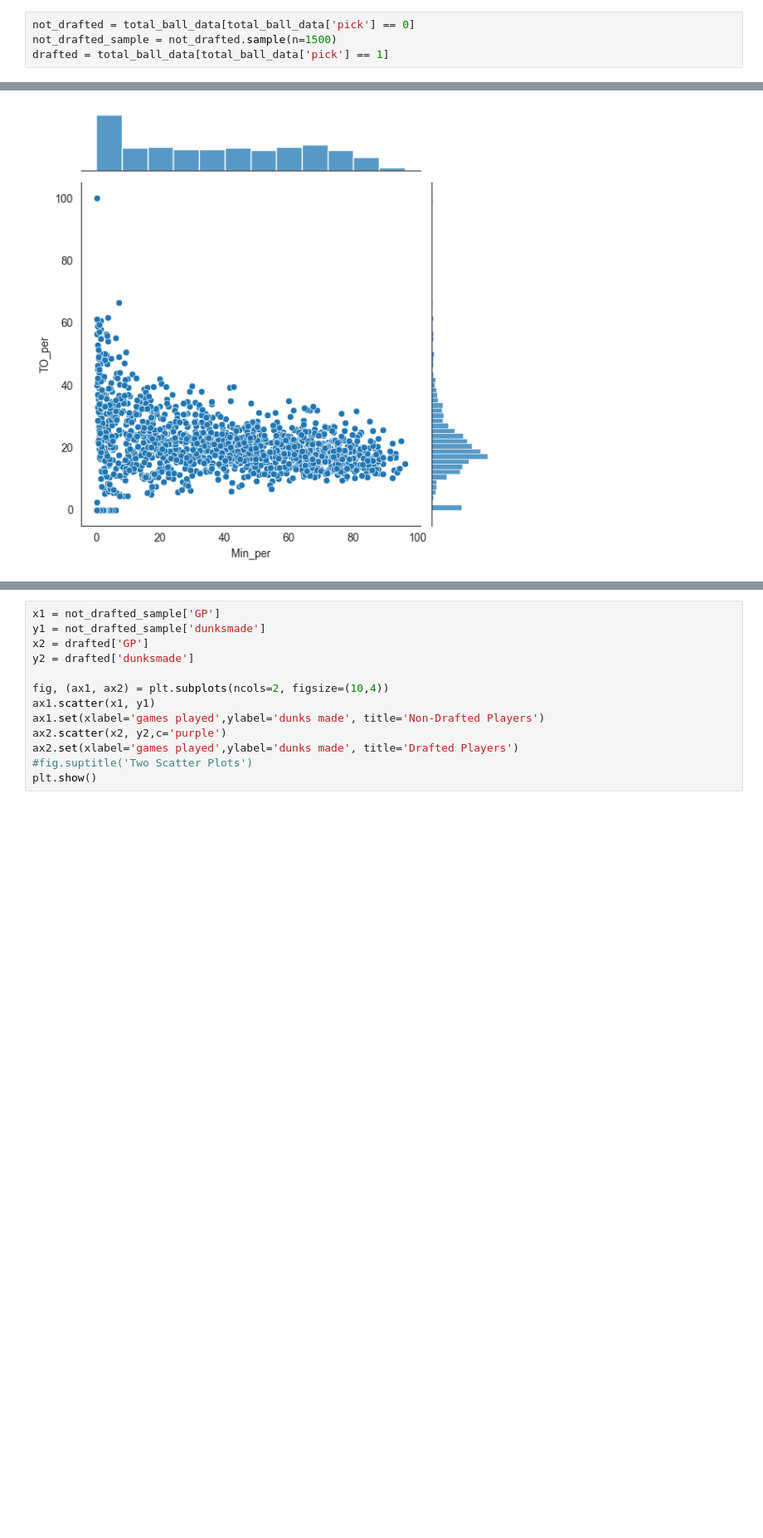
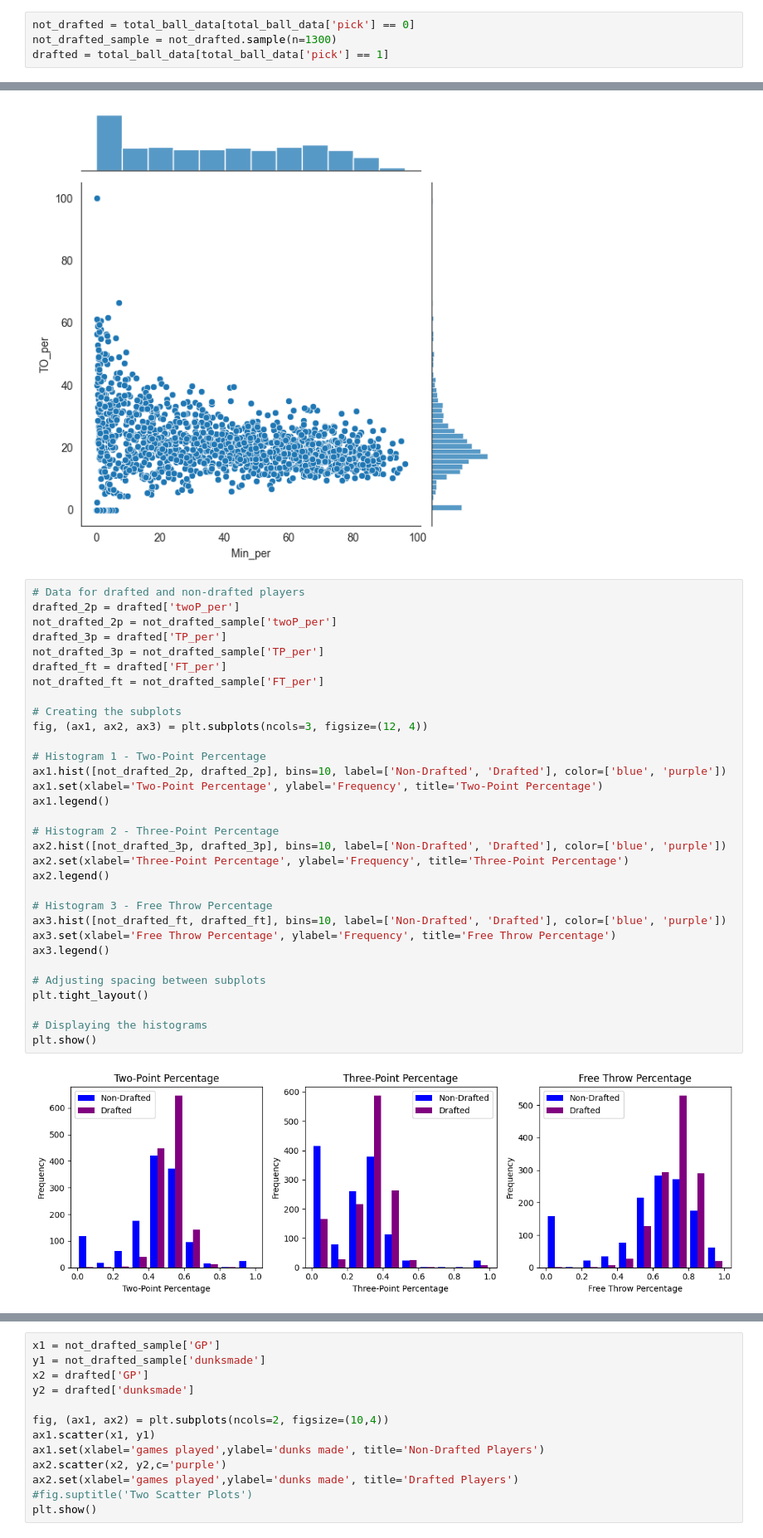
Before and after one commit to rakjuliaoczy/dr, a Jupyter notebook: factorsAnalysis.ipynb, the cells around one changed output, grey strips where cells are left out. Shown at 83% size. Drawn from its saved outputs; the diff is of its cells as text; blank space fills up the shorter version.

```diff
--- a/factorsAnalysis.ipynb
+++ b/factorsAnalysis.ipynb
@@ -577,5 +577,5 @@ The f1 score for the testing data LR no outliers: 0.276
 2021 Validation f1 score LR no outliers: 0.12267
 # %%
 not_drafted = total_ball_data[total_ball_data['pick'] == 0]
-not_drafted_sample = not_drafted.sample(n=1500)
+not_drafted_sample = not_drafted.sample(n=1300)
 drafted = total_ball_data[total_ball_data['pick'] == 1]
@@ -621,3 +627,37 @@ sn.jointplot(x='Min_per', y='TO_per', data=not_drafted_sample)
 <seaborn.axisgrid.JointGrid at 0x...>
 [figure]
 [figure]
+# %%
+# Data for drafted and non-drafted players
+drafted_2p = drafted['twoP_per']
+not_drafted_2p = not_drafted_sample['twoP_per']
+drafted_3p = drafted['TP_per']
+not_drafted_3p = not_drafted_sample['TP_per']
+drafted_ft = drafted['FT_per']
+not_drafted_ft = not_drafted_sample['FT_per']
+
+# Creating the subplots
+fig, (ax1, ax2, ax3) = plt.subplots(ncols=3, figsize=(12, 4))
+
+# Histogram 1 - Two-Point Percentage
+ax1.hist([not_drafted_2p, drafted_2p], bins=10, label=['Non-Drafted', 'Drafted'], color=['blue', 'purple'])
+ax1.set(xlabel='Two-Point Percentage', ylabel='Frequency', title='Two-Point Percentage')
+ax1.legend()
+
+# Histogram 2 - Three-Point Percentage
+ax2.hist([not_drafted_3p, drafted_3p], bins=10, label=['Non-Drafted', 'Drafted'], color=['blue', 'purple'])
+ax2.set(xlabel='Three-Point Percentage', ylabel='Frequency', title='Three-Point Percentage')
+ax2.legend()
+
+# Histogram 3 - Free Throw Percentage
+ax3.hist([not_drafted_ft, drafted_ft], bins=10, label=['Non-Drafted', 'Drafted'], color=['blue', 'purple'])
+ax3.set(xlabel='Free Throw Percentage', ylabel='Frequency', title='Free Throw Percentage')
+ax3.legend()
+
+# Adjusting spacing between subplots
+plt.tight_layout()
+
+# Displaying the histograms
+plt.show()
+# %% [output]
+[figure, added]
```
Also changed, not shown: parts of 3 cells of this notebook, 1 other file.
